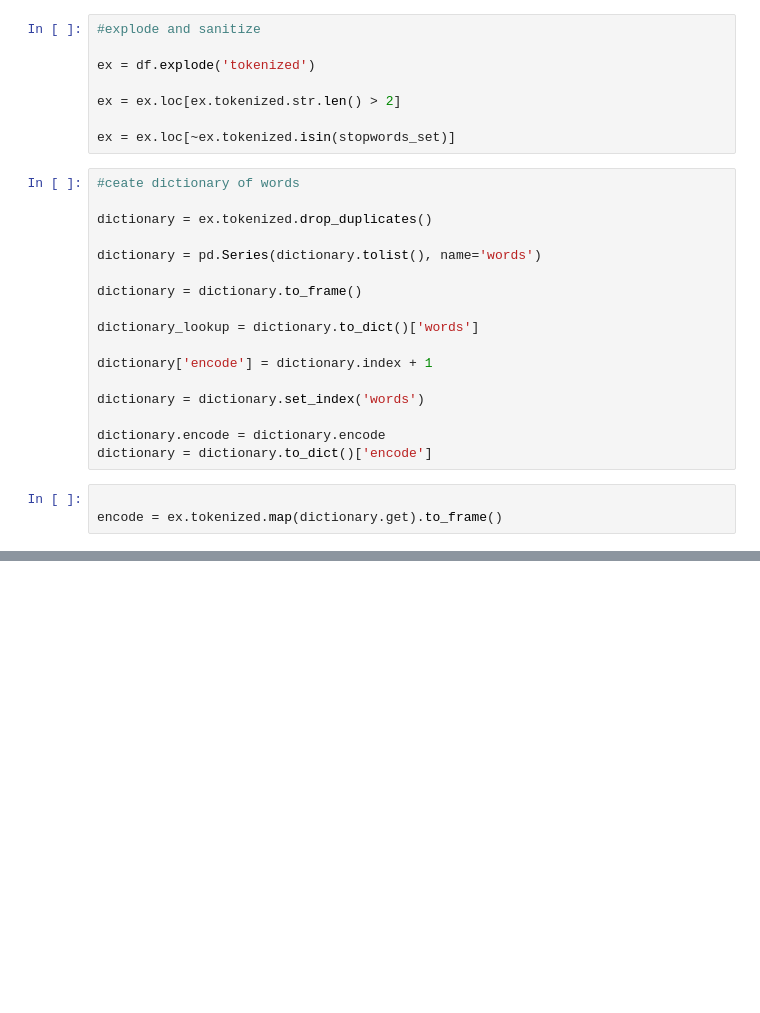
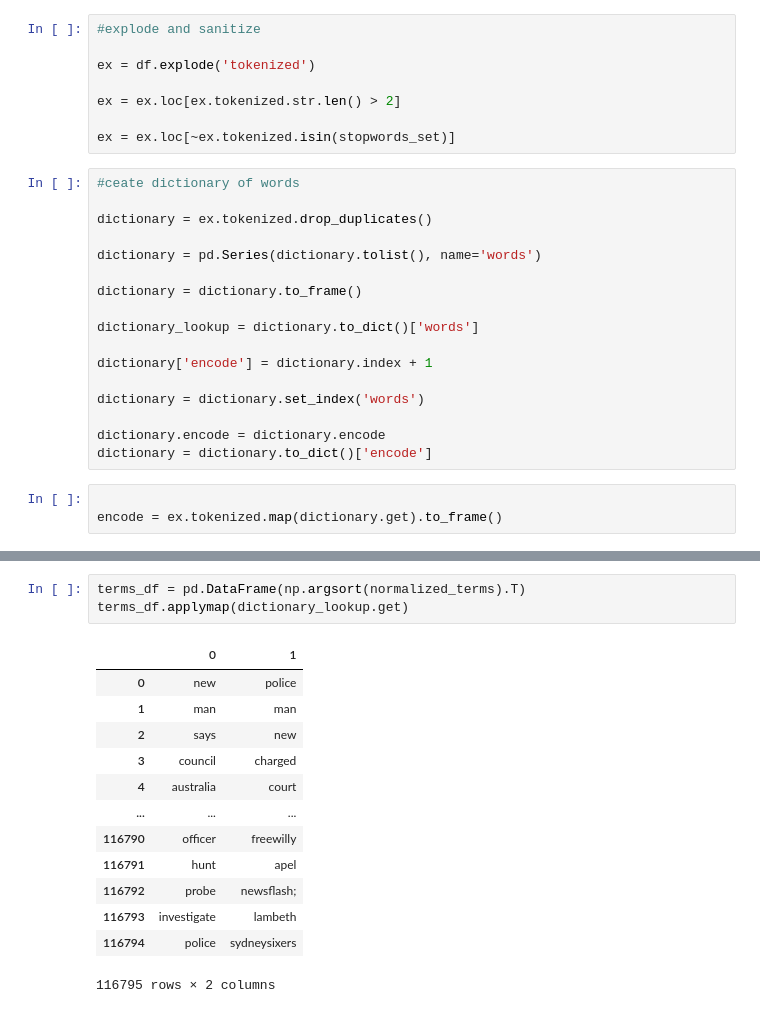
Before and after one commit to Using-Namespace-System/DensePMIWordVectors, a Jupyter notebook: notebooks/document-term-matrix.ipynb, the cells around one changed output, grey strips where cells are left out. Drawn from its saved outputs; the diff is of its cells as text; blank space fills up the shorter version.

```diff
--- a/notebooks/document-term-matrix.ipynb
+++ b/notebooks/document-term-matrix.ipynb
@@ -94,0 +112,17 @@ terms_norm
+# %%
+terms_df = pd.DataFrame(np.argsort(normalized_terms).T)
+terms_df.applymap(dictionary_lookup.get)
+# %% [output]
+|  | 0 | 1 |
+| 0 | new | police |
+| 1 | man | man |
+| 2 | says | new |
+| 3 | council | charged |
+| 4 | australia | court |
+| ... | ... | ... |
+| 116790 | officer | freewilly |
+| 116791 | hunt | apel |
+| 116792 | probe | newsflash; |
+| 116793 | investigate | lambeth |
+| 116794 | police | sydneysixers |
+116795 rows × 2 columns
```
Also changed, not shown: parts of 8 cells of this notebook, 1 other file.
